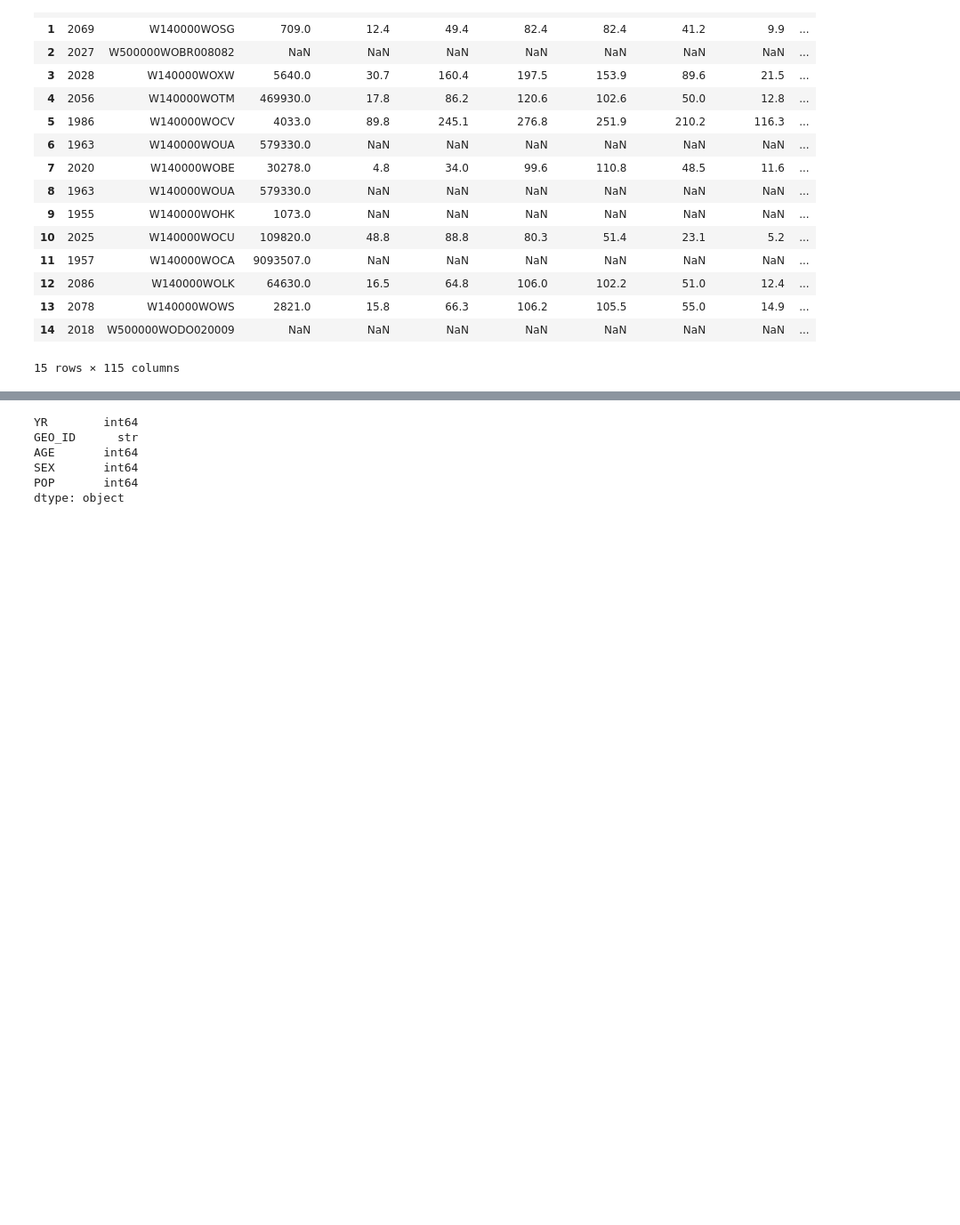
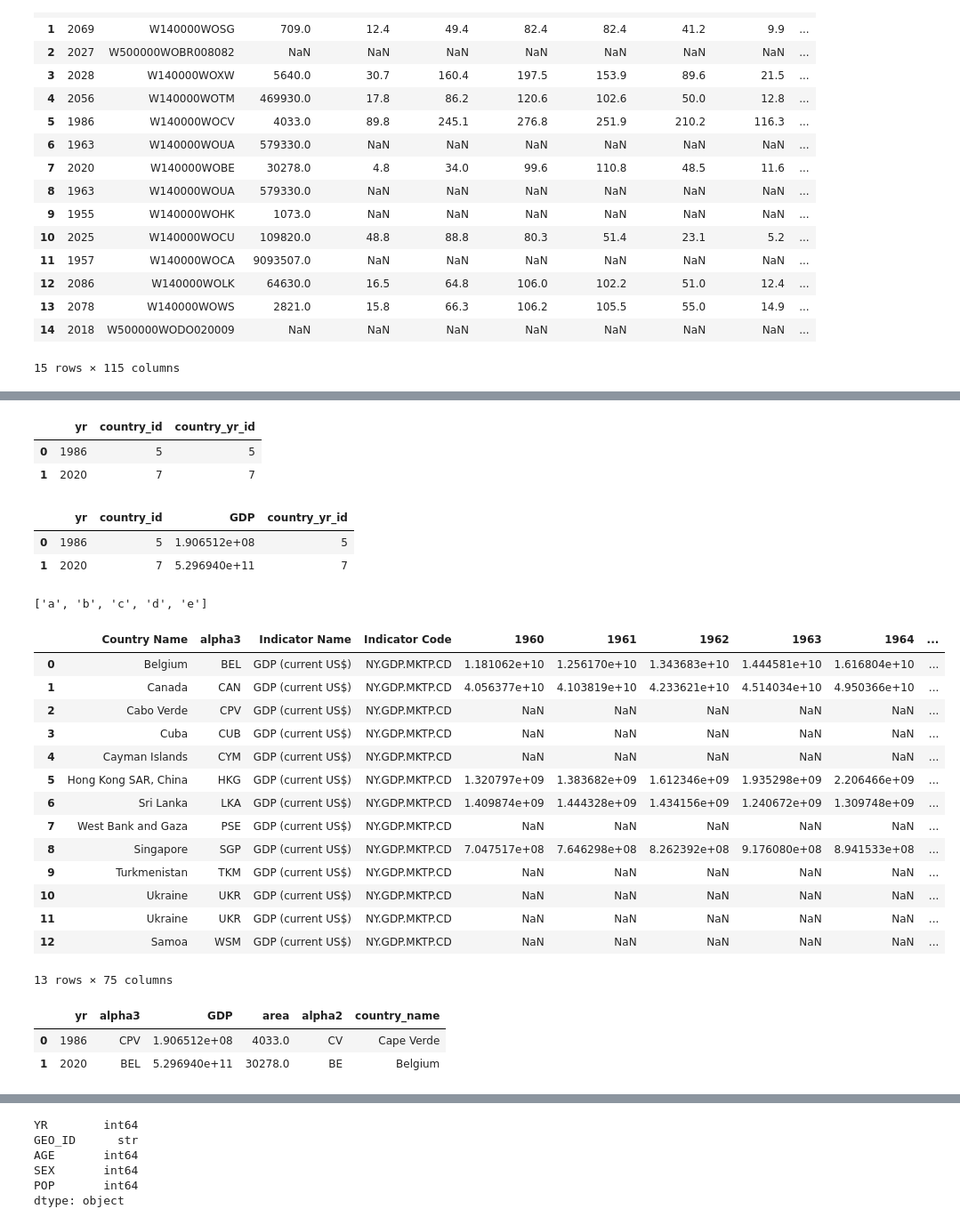
Before and after one commit to Flx232/Census-Dashboard, a Jupyter notebook: exploratory.ipynb, the cells around one changed output, grey strips where cells are left out. Shown at 89% size. Drawn from its saved outputs; the diff is of its cells as text; code cells hidden in the pictures; blank space fills up the shorter version.

```diff
--- a/exploratory.ipynb
+++ b/exploratory.ipynb
@@ -34,0 +55,21 @@ W140000WOUA
+# %%
+def rename_column(df, keys, new_keys):
+    return df.rename(columns={keys[i]:new_keys[i] for i in range(len(keys))})
+# %%
+geo_code = mock_sample[['YR', 'GEO_ID', 'AREA_KM2']]
+nation_code = geo_code[geo_code['GEO_ID'].str[0:3] == 'W14'].reset_index(drop=True)
+nation_code = nation_code.copy()
+nation_code['ALPHA2'] = nation_code['GEO_ID'].str[9:11]
+df = nation_code
+cc_cn.replace(r'"', '', regex=True, inplace=True)
+cc_cn['Country'] = cc_cn['Country'].str.strip()
+cc_cn['Alpha-2 code'] = cc_cn['Alpha-2 code'].str.strip()
+cc_cn['Alpha-3 code'] = cc_cn['Alpha-3 code'].str.strip()
+alpha2_country_map = cc_cn[['Alpha-2 code', 'Country']].set_index('Alpha-2 code')
+df['COUNTRY_NAME'] = df['ALPHA2'].map(alpha2_country_map.to_dict()['Country'])
+df['COUNTRY_NAME'] = df['COUNTRY_NAME'].fillna('Palestinian Territory, Occupied')
+country_alpha_3_map = cc_cn[['Country', 'Alpha-3 code']].set_index('Country')
+df['ALPHA3'] =df['COUNTRY_NAME'].map(country_alpha_3_map.to_dict()['Alpha-3 code'])
+df = df.drop('GEO_ID', axis=1)
+mock_country = rename_column(df, ['AREA_KM2'], ['AREA'])
+mock_country
@@ -34,0 +109,4 @@ W140000WOUA
+# %%
+columns = mock_country.columns
+mock_country = rename_column(mock_country, columns, [column.lower() for column in columns])
+mock_country
@@ -34,0 +128,2 @@ W140000WOUA
+# %%
+gdp = pd.read_csv('data/API_NY.GDP.MKTP.CD_DS2_en_csv_v2_329227.csv')
@@ -34,0 +204,52 @@ W140000WOUA
+# %%
+mock_gdp[['yr', 'country_id']].merge(
+    country_yr, on=['yr', 'country_id'], how='inner'
+)
+# %% [output]
+|  | yr | country_id | country_yr_id |
+| 0 | 1986 | 5 | 5 |
+| 1 | 2020 | 7 | 7 |
+# %%
+merged_mock_gdp = mock_gdp[['yr', 'country_id', 'GDP']].merge(
+    country_yr, on=['yr', 'country_id'], how='inner'
+)
+merged_mock_gdp
+# mock_gdp[(mock_gdp['yr'] == 2020) & (mock_gdp['country_id'] == 7)]
+# %% [output]
+|  | yr | country_id | GDP | country_yr_id |
+| 0 | 1986 | 5 | 1.906512e+08 | 5 |
+| 1 | 2020 | 7 | 5.296940e+11 | 7 |
+# %%
+combined = ['a', 'b', 'c'] + ['d', 'e']
+combined
+# %% [output]
+['a', 'b', 'c', 'd', 'e']
+# %%
+mock_gdp = rename_column(gdp, ['Country Code'], ['alpha3'])
+mock_gdp.merge(mock_country, on=['alpha3'], how='inner')
+# %% [output]
+|  | Country Name | alpha3 | Indicator Name | Indicator Code | 1960 | 1961 | 1962 | 1963 | 1964 | ... |
+| 0 | Belgium | BEL | GDP (current US$) | NY.GDP.MKTP.CD | 1.181062e+10 | 1.256170e+10 | 1.343683e+10 | 1.444581e+10 | 1.616804e+10 | ... |
+| 1 | Canada | CAN | GDP (current US$) | NY.GDP.MKTP.CD | 4.056377e+10 | 4.103819e+10 | 4.233621e+10 | 4.514034e+10 | 4.950366e+10 | ... |
+| 2 | Cabo Verde | CPV | GDP (current US$) | NY.GDP.MKTP.CD | NaN | NaN | NaN | NaN | NaN | ... |
+| 3 | Cuba | CUB | GDP (current US$) | NY.GDP.MKTP.CD | NaN | NaN | NaN | NaN | NaN | ... |
+| 4 | Cayman Islands | CYM | GDP (current US$) | NY.GDP.MKTP.CD | NaN | NaN | NaN | NaN | NaN | ... |
+| 5 | Hong Kong SAR, China | HKG | GDP (current US$) | NY.GDP.MKTP.CD | 1.320797e+09 | 1.383682e+09 | 1.612346e+09 | 1.935298e+09 | 2.206466e+09 | ... |
+| 6 | Sri Lanka | LKA | GDP (current US$) | NY.GDP.MKTP.CD | 1.409874e+09 | 1.444328e+09 | 1.434156e+09 | 1.240672e+09 | 1.309748e+09 | ... |
+| 7 | West Bank and Gaza | PSE | GDP (current US$) | NY.GDP.MKTP.CD | NaN | NaN | NaN | NaN | NaN | ... |
+| 8 | Singapore | SGP | GDP (current US$) | NY.GDP.MKTP.CD | 7.047517e+08 | 7.646298e+08 | 8.262392e+08 | 9.176080e+08 | 8.941533e+08 | ... |
+| 9 | Turkmenistan | TKM | GDP (current US$) | NY.GDP.MKTP.CD | NaN | NaN | NaN | NaN | NaN | ... |
+| 10 | Ukraine | UKR | GDP (current US$) | NY.GDP.MKTP.CD | NaN | NaN | NaN | NaN | NaN | ... |
+| 11 | Ukraine | UKR | GDP (current US$) | NY.GDP.MKTP.CD | NaN | NaN | NaN | NaN | NaN | ... |
+| 12 | Samoa | WSM | GDP (current US$) | NY.GDP.MKTP.CD | NaN | NaN | NaN | NaN | NaN | ... |
+13 rows × 75 columns
+# %%
+df = pd.melt(mock_gdp, id_vars=['Country Name', 'alpha3'], value_vars=[str(year) for year in range(1960, 2025)], var_name='YR', value_name='GDP').dropna()
+df = df[['YR', 'alpha3', 'GDP']]
+intersect_gdp = rename_column(df, ['YR'], ['yr'])
+intersect_gdp['yr'] = intersect_gdp['yr'].astype(int)
+intersect_gdp.merge(mock_country, on=['yr', 'alpha3'], how='inner')
+# %% [output]
+|  | yr | alpha3 | GDP | area | alpha2 | country_name |
+| 0 | 1986 | CPV | 1.906512e+08 | 4033.0 | CV | Cape Verde |
+| 1 | 2020 | BEL | 5.296940e+11 | 30278.0 | BE | Belgium |
```
Also changed, not shown: parts of 27 cells of this notebook, 7 other files.
